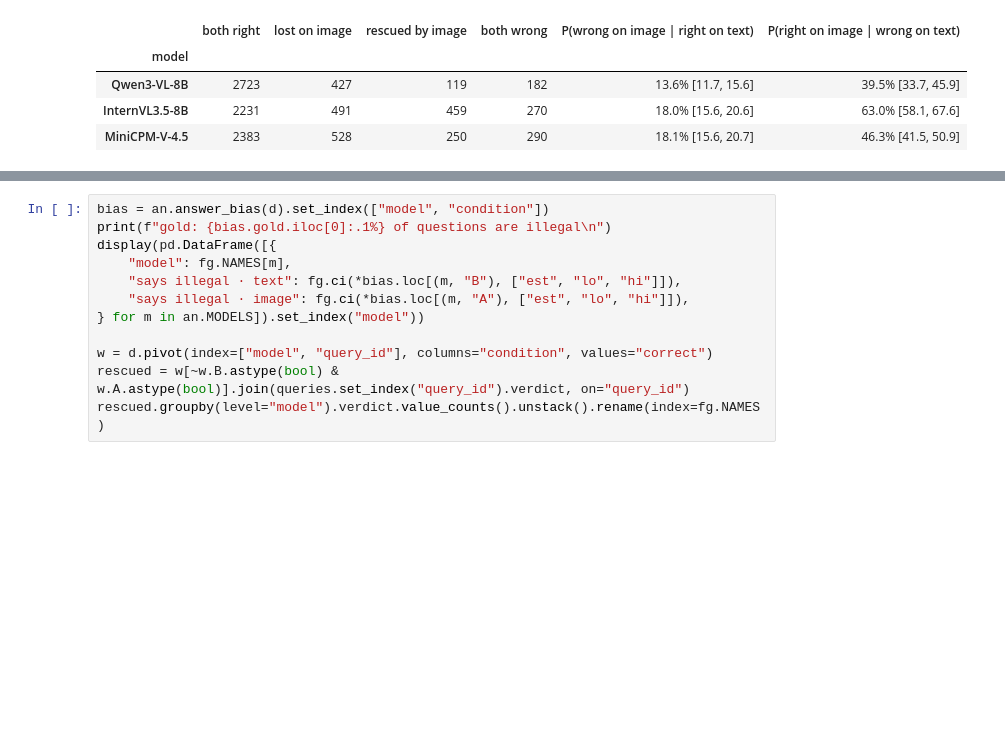
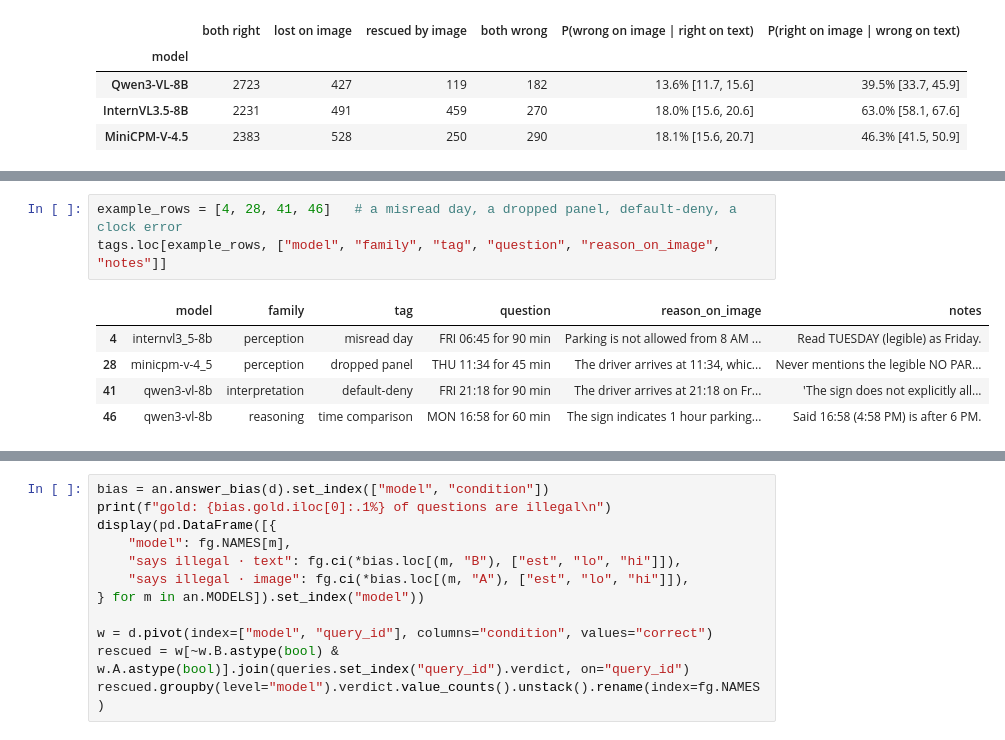
Before and after one commit to dhu27/VLM_Parking, a Jupyter notebook: notebooks/03_results.ipynb, the cells around one changed output, grey strips where cells are left out. Saved outputs shown, nothing was run; the diff lists cells and outputs as text; blank space fills up the shorter version.

```diff
--- a/notebooks/03_results.ipynb
+++ b/notebooks/03_results.ipynb
@@ -132,0 +199,9 @@ This is the cleaner version of the headline. For every model, the share of quest
+# %%
+example_rows = [4, 28, 41, 46]   # a misread day, a dropped panel, default-deny, a clock error
+tags.loc[example_rows, ["model", "family", "tag", "question", "reason_on_image", "notes"]]
+# %% [output]
+|  | model | family | tag | question | reason_on_image | notes |
+| 4 | internvl3_5-8b | perception | misread day | FRI 06:45 for 90 min | Parking is not allowed from 8 AM ... | Read TUESDAY (legible) as Friday. |
+| 28 | minicpm-v-4_5 | perception | dropped panel | THU 11:34 for 45 min | The driver arrives at 11:34, whic... | Never mentions the legible NO PAR... |
+| 41 | qwen3-vl-8b | interpretation | default-deny | FRI 21:18 for 90 min | The driver arrives at 21:18 on Fr... | 'The sign does not explicitly all... |
+| 46 | qwen3-vl-8b | reasoning | time comparison | MON 16:58 for 60 min | The sign indicates 1 hour parking... | Said 16:58 (4:58 PM) is after 6 PM. |
```
Also changed, not shown: parts of 22 cells of this notebook, 9 other files.
